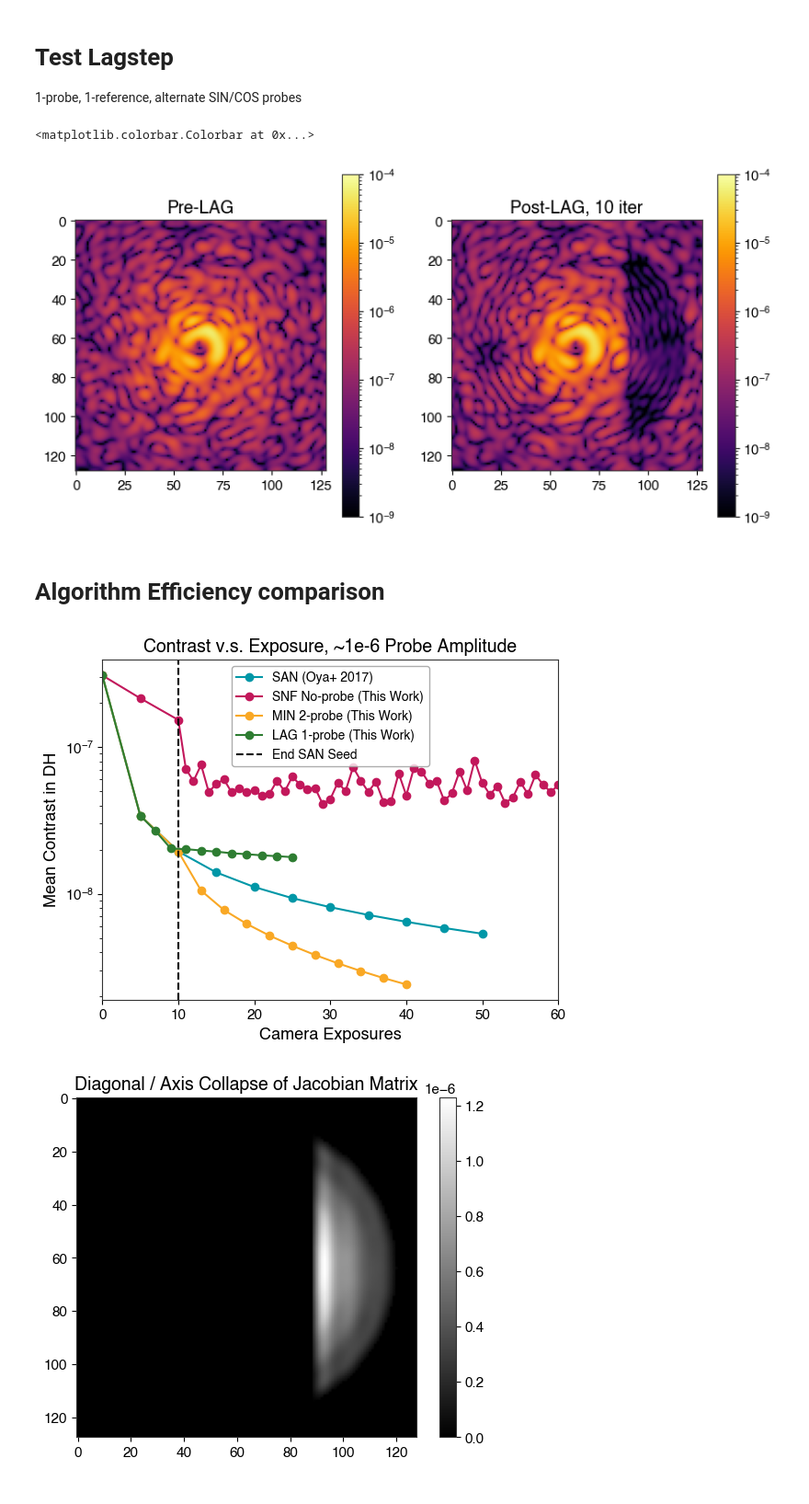
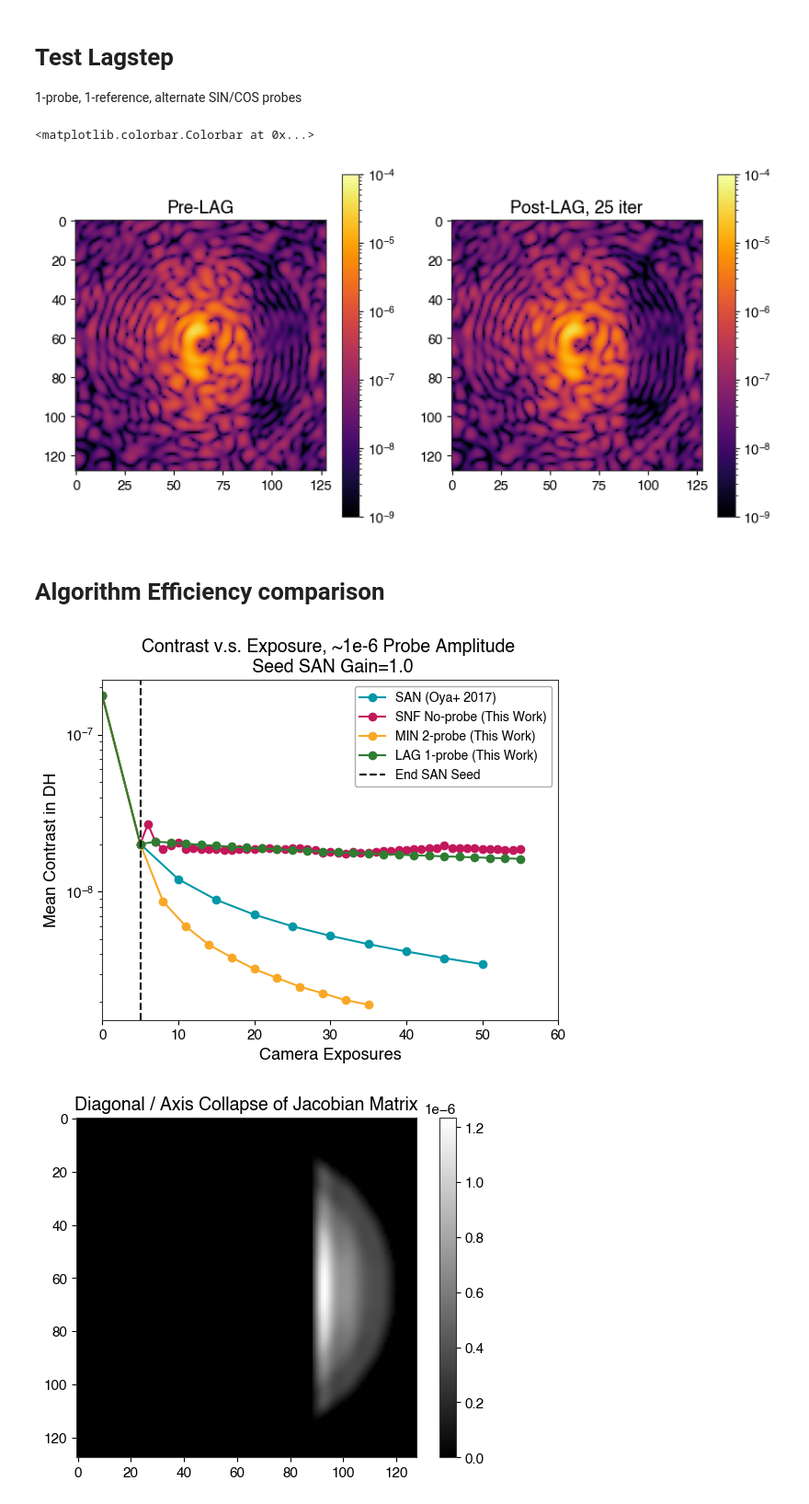
Before and after one commit to Jashcraf/san_and_furious, a Jupyter notebook: algo_test.ipynb, the cells around one changed output. Shown at 92% size. Drawn from its saved outputs; the diff is of its cells as text; code cells hidden in the pictures.

Commit message:
adding warmup gain to algo_test.ipynb

```diff
--- a/algo_test.ipynb
+++ b/algo_test.ipynb
@@ -29,7 +30,7 @@ plt.show()
 # %% [markdown]
 # Testing SNF with our warm-up SAN iteration
 # %%
-SAN_ITERS = 2
+SAN_ITERS = 1
 SAF_ITERS = 50
 # Init furious nuller
 nuller = MinStepNulling(model, forget=1)
@@ -39,7 +40,7 @@ snf_exposure_history = [0]
 
 # warm up with SAN steps
 for i in range(SAN_ITERS):
-    nuller.san_step(gain=0.2)
+    nuller.san_step(gain=SAN_WARMUP_GAIN)
     snf_contrast_history.append(nuller.contrast)
     snf_exposure_history.append(snf_exposure_history[-1] + 5)
 
@@ -80,8 +81,12 @@ san_exposure_history = [0]
 pre_san = nuller.last_image
 
 # warm up with SAN steps
-for i in range(SAN_ITERS):
-    nuller.san_step(gain=1.)
+nuller.san_step(gain=SAN_WARMUP_GAIN)
+san_contrast_history.append(nuller.contrast)
+san_exposure_history.append(san_exposure_history[-1] + 5)
+
+for i in range(SAN_ITERS-1):
+    nuller.san_step(gain=1)
     san_contrast_history.append(nuller.contrast)
     san_exposure_history.append(san_exposure_history[-1] + 5)
 
@@ -112,13 +117,14 @@ min_contrast_history = [nuller.contrast]
 min_exposure_history = [0]
 
 
-pre_min = nuller.last_image
 
 # Warm up with SAN step
-for i in range(2):
-    nuller.san_step(gain=1)
+for i in range(1):
+    nuller.san_step(gain=SAN_WARMUP_GAIN)
     min_contrast_history.append(nuller.contrast)
     min_exposure_history.append(min_exposure_history[-1] + 5)
+
+pre_min = nuller.last_image
 
 # warm up with SAN steps
 for i in range(MIN_ITERS):
@@ -146,20 +152,21 @@ plt.colorbar()
 # Test Lagstep
 1-probe, 1-reference, alternate SIN/COS probes
 # %%
-LAG_ITERS = 10
+LAG_ITERS = 25
 # Init furious nuller
 nuller = LagStepNulling(model, forget=1, eps=0.5)
 lag_contrast_history = [nuller.contrast]
 lag_exposure_history = [0]
 
 
-pre_lag = nuller.last_image
 
 # Warm up with SAN step
 for i in range(1):
-    nuller.san_step(gain=1)
+    nuller.san_step(gain=SAN_WARMUP_GAIN)
     lag_contrast_history.append(nuller.contrast)
     lag_exposure_history.append(lag_exposure_history[-1] + 5)
+
+pre_lag = nuller.last_image
 
 # warm up with SAN steps
 for i in range(LAG_ITERS):
@@ -182,25 +189,25 @@ plt.imshow(post_lag, cmap="inferno", norm=norm)
 plt.colorbar()
 # %% [output]
 <matplotlib.colorbar.Colorbar at 0x...>
-[figure, old version]
+[figure, new version]
 # %% [markdown]
 # Algorithm Efficiency comparison
 # %%
 plt.figure()
-plt.title("Contrast v.s. Exposure, ~1e-6 Probe Amplitude")
+plt.title(f"Contrast v.s. Exposure, ~1e-6 Probe Amplitude \n Seed SAN Gain={SAN_WARMUP_GAIN}")
 plt.plot(san_exposure_history, san_contrast_history, marker="o", label="SAN (Oya+ 2017)")
 plt.plot(snf_exposure_history, snf_contrast_history, marker="o", label="SNF No-probe (This Work)")
 plt.plot(min_exposure_history, min_contrast_history, marker="o", label="MIN 2-probe (This Work)")
 plt.plot(lag_exposure_history, lag_contrast_history, marker="o", label="LAG 1-probe (This Work)")
 plt.yscale("log")
 plt.ylabel("Mean Contrast in DH")
 plt.xlabel("Camera Exposures")
-plt.axvline(10, linestyle="dashed", color="k", label="End SAN Seed")
+plt.axvline(5, linestyle="dashed", color="k", label="End SAN Seed")
 plt.xlim(0, 60)
 plt.legend()
 plt.show()
 # %% [output]
-[figure, old version]
+[figure, new version]
 # %%
 jacobian = np.zeros([128, 128])
 jacobian[nuller.dz] = nuller.kappa_cos
```
Also changed, not shown: parts of 4 cells of this notebook, 3 other files.
